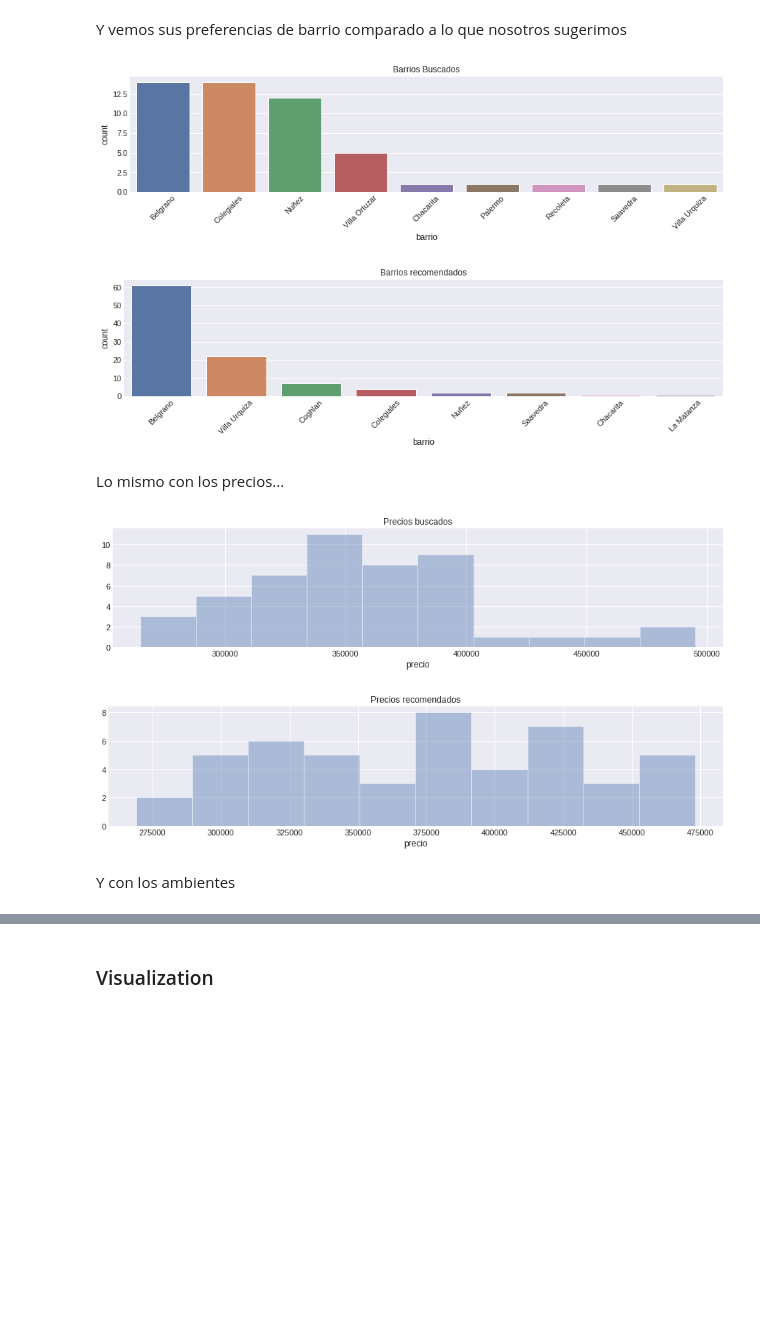
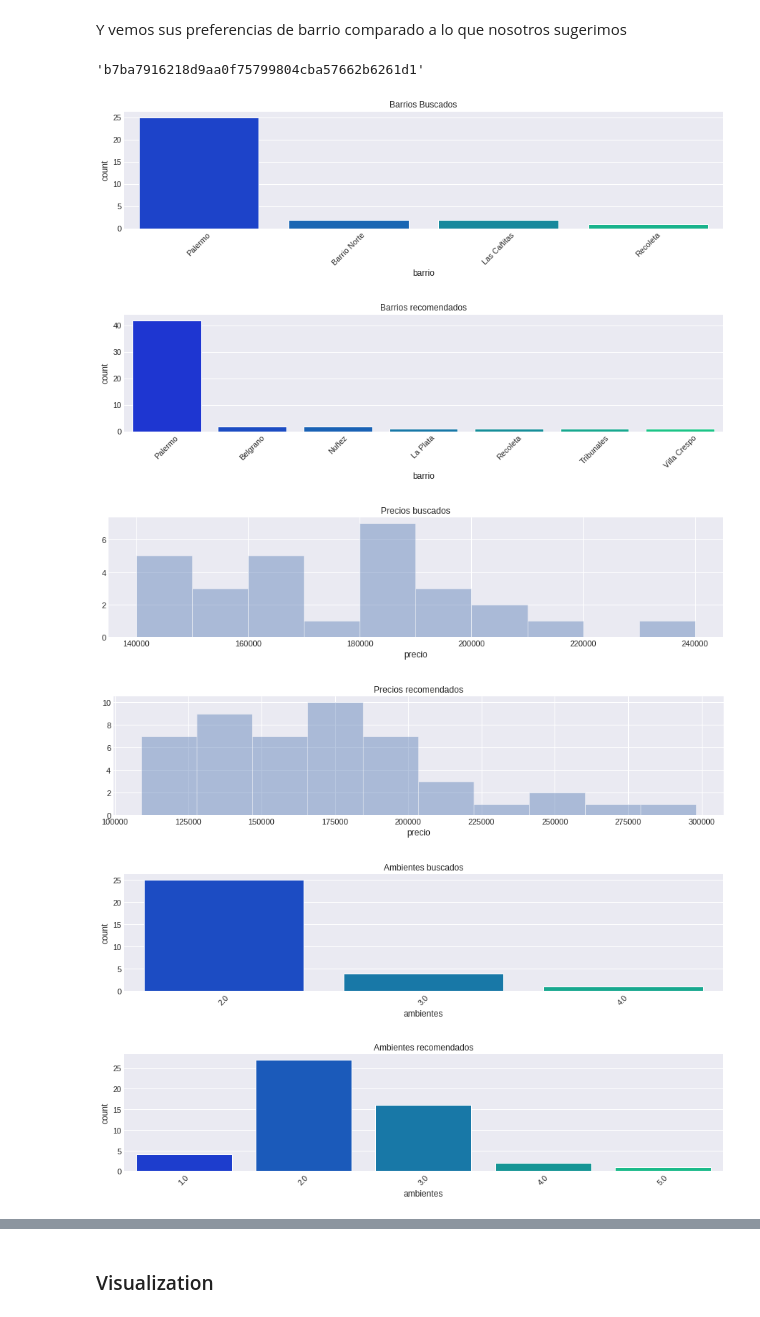
Before and after one commit to ITNavent/labs-ml-group, a Jupyter notebook: NNRecommender/ZParRecommender.ipynb, the cells around one changed output, grey strips where cells are left out. Drawn from its saved outputs; the diff is of its cells as text; code cells hidden in the pictures; blank space fills up the shorter version.

```diff
--- a/NNRecommender/ZParRecommender.ipynb
+++ b/NNRecommender/ZParRecommender.ipynb
@@ -860,5 +151,3 @@ learn_hits = tabular_learner(data,
                             layers=layers,
                             #emb_szs=emb_szs_str,
                             metrics=[accuracy])
-# %%
-learn_hits.load("tabular_hits")
@@ -1018,2 +254,0 @@ eada2f69b4a2acd4bee00393f142af80e517b0fc
-# %%
-idusuario = '1a486a1d35587d8fe39476e7b7d9d15f98c5f8e6'
@@ -1163,3 +259,5 @@ Armo la matriz "inspect" para ver los avisos a los que el usuario realmente le h
+# %%
+recs = recommend_for_user(learner = learn_hits, avisos = avisos, idusuario = idusuario)
 # %%
 inspect = hits_with_falses[(hits_with_falses['idusuario']==idusuario)]
 # %%
@@ -1167,20 +267,26 @@ inspect = inspect[inspect['score']=='1']
+# %%
+_ = pd.merge(recs, inspect.filter(['idaviso']), on = 'idaviso', how = 'outer', indicator = True)
+new_recs = _[_['_merge']=='left_only']
+#a = a[a['_merge']=='left_only']
 # %% [markdown]
 Y vemos sus preferencias de barrio comparado a lo que nosotros sugerimos
-# %%
-some_functions.plot_cat_dist(inspect, cat = 'barrio', title = 'Barrios Buscados')
-# %% [output]
-[figure, removed]
-# %%
-some_functions.plot_cat_dist(recs.head(100), cat = 'barrio', title = 'Barrios recomendados')
-# %% [output]
-[figure, removed]
-# %% [markdown]
-Lo mismo con los precios...
+# %%
+idusuario
+# %% [output]
+'b7ba7916218d9aa0f75799804cba57662b6261d1'
 # %%
+some_functions.plot_cat_dist(inspect, cat = 'barrio', title = 'Barrios Buscados', palette = ('winter'))
+some_functions.plot_cat_dist(new_recs.head(50), cat = 'barrio', title = 'Barrios recomendados', palette = ('winter'))
+
 some_functions.plot_cont_dist(inspect, var = 'precio', title = 'Precios buscados', bins = 10)
-some_functions.plot_cont_dist(recs.head(50), var = 'precio', title = 'Precios recomendados', bins = 10)
+some_functions.plot_cont_dist(new_recs.head(50), var = 'precio', title = 'Precios recomendados', bins = 10)
+
+some_functions.plot_cat_dist(inspect, cat = 'ambientes', title = 'Ambientes buscados', palette = ('winter'))
+some_functions.plot_cat_dist(new_recs.head(50), cat = 'ambientes', title = 'Ambientes recomendados', palette = ('winter'))
 # %% [output]
-[figure, old version]
+[figure, new version]
-[figure, old version]
+[figure, new version]
+[figure, added]
+[figure, added]
+[figure, added]
+[figure, added]
-# %% [markdown]
-Y con los ambientes
```
Also changed, not shown: parts of 212 cells of this notebook, 1 other file.
